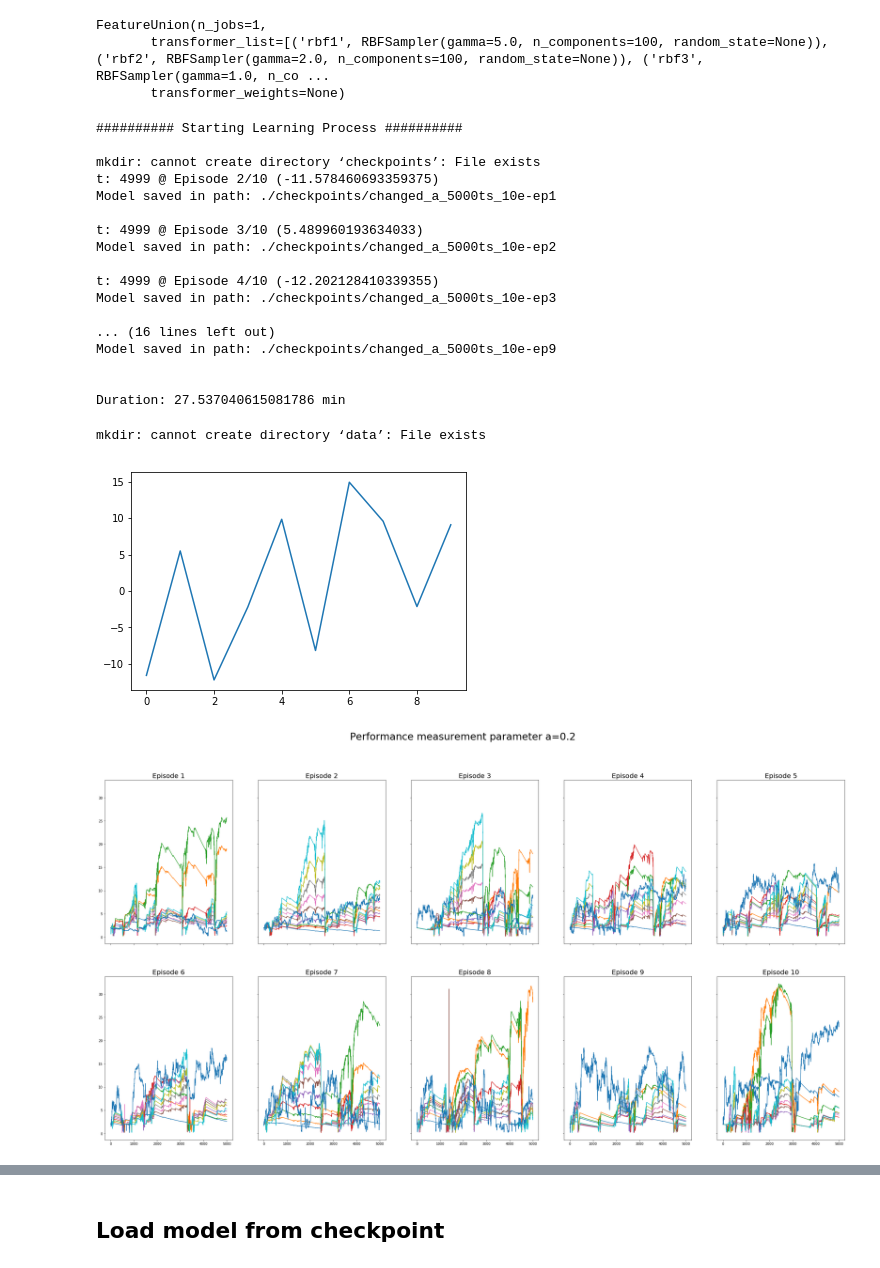
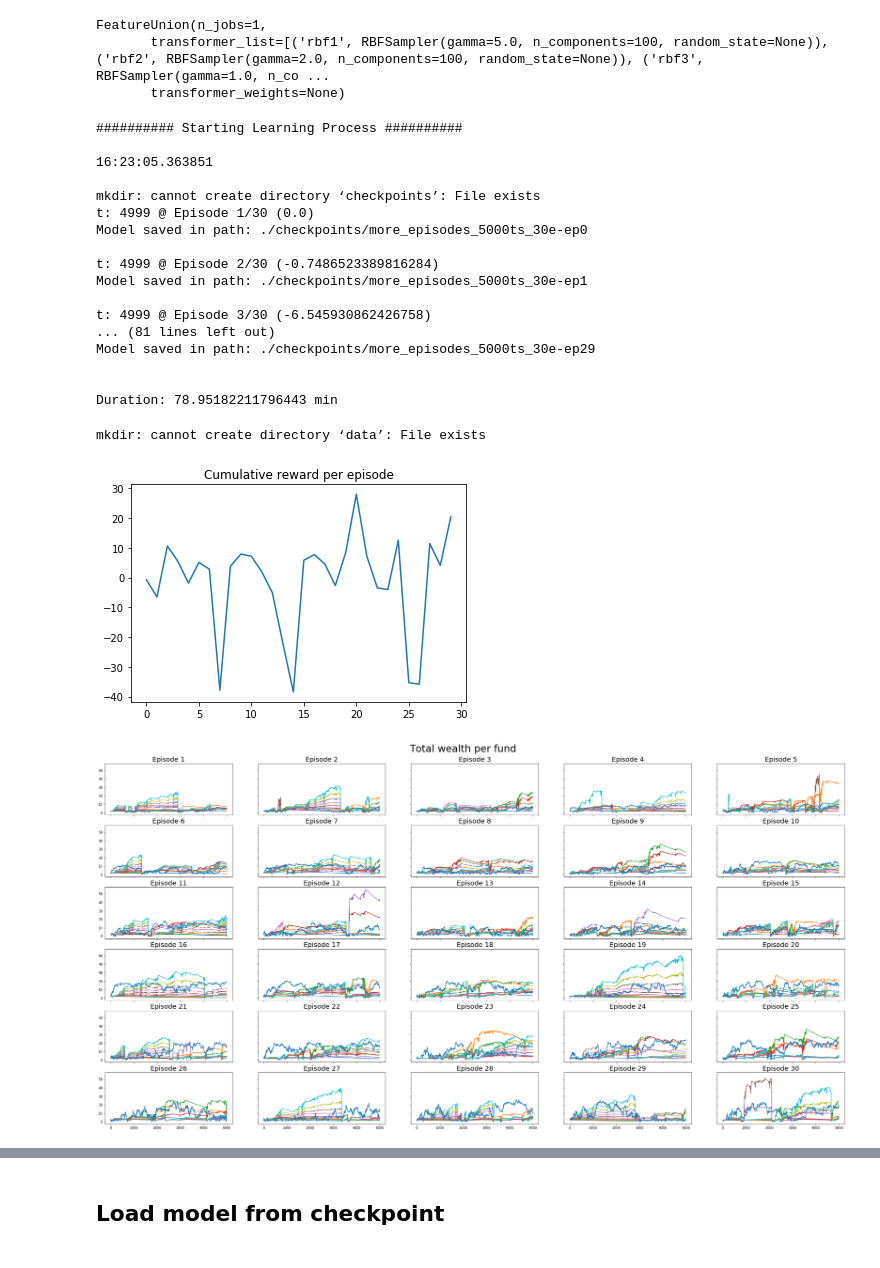
Before and after one commit to sertainly/intelligent_fund_via_RL, a Jupyter notebook: learning_fund.ipynb, the cells around one changed output, grey strips where cells are left out. Drawn from its saved outputs; the diff is of its cells as text; code cells hidden in the pictures.

Commit message:
ran for 30 episodes

```diff
--- a/learning_fund.ipynb
+++ b/learning_fund.ipynb
@@ -24,6 +25,9 @@ import matplotlib.pyplot as plt
 #import seaborn as sns
 #sns.set_style("whitegrid")
 #current_palette = sns.color_palette()
+# %%
+# checking device
+sess = tf.Session(config=tf.ConfigProto(log_device_placement=True))
 # %%
 from thurner_model import NoiseTrader, Fund, DynamicFund, find_equilibrium
 import plotting
@@ -396,11 +400,12 @@ def actor_critic(env, policy_estimator, value_estimator, num_episodes, num_times
     return stats, funds_wealth_all_episodes, learning_fund_stats
 # %%
 print("\n########## Starting Learning Process ##########\n")
+print(datetime.datetime.now().time(), "\n")
 
 # Before running, always set experiment name
-experiment_name = "changed_a"
+experiment_name = "more_episodes"
 
-episodes = 10
+episodes = 30
 timesteps = 5000 #max per episode
 
 start_time = time.time()
@@ -442,21 +447,21 @@ print("\nDuration: {} min".format((time.time() - start_time)/60))
 # %% [output]
 ########## Starting Learning Process ##########
 
+16:23:05.363851
+
 mkdir: cannot create directory ‘checkpoints’: File exists
-t: 4999 @ Episode 2/10 (-11.578460693359375)
-Model saved in path: ./checkpoints/changed_a_5000ts_10e-ep1
+t: 4999 @ Episode 1/30 (0.0)
+Model saved in path: ./checkpoints/more_episodes_5000ts_30e-ep0
 
-t: 4999 @ Episode 3/10 (5.489960193634033)
-Model saved in path: ./checkpoints/changed_a_5000ts_10e-ep2
+t: 4999 @ Episode 2/30 (-0.7486523389816284)
+Model saved in path: ./checkpoints/more_episodes_5000ts_30e-ep1
 
-t: 4999 @ Episode 4/10 (-12.202128410339355)
-Model saved in path: ./checkpoints/changed_a_5000ts_10e-ep3
-
-... (16 lines left out)
-Model saved in path: ./checkpoints/changed_a_5000ts_10e-ep9
+t: 4999 @ Episode 3/30 (-6.545930862426758)
+... (81 lines left out)
+Model saved in path: ./checkpoints/more_episodes_5000ts_30e-ep29
 
 
-Duration: 27.537040615081786 min
+Duration: 78.95182211796443 min
 # %%
 import pickle
 # save data from experiment
@@ -475,22 +480,23 @@ with open(filename, 'wb') as f:
 # %% [output]
 mkdir: cannot create directory ‘data’: File exists
 # %%
+plt.title("Cumulative reward per episode")
 plt.plot(stats.episode_rewards);
 plt.savefig("./figures/{}_episoderewards.png".format(experiment_name))
 # %% [output]
-[figure, old version]
+[figure, new version]
 # %%
 # assumes 10 episodes
-fig, axes = plt.subplots(nrows=2, ncols=5, sharex=True, sharey=True,figsize=(40,20))
+fig, axes = plt.subplots(nrows=6, ncols=5, sharex=True, sharey=True,figsize=(40,20))
 
 for i, ax in enumerate(axes.flatten()):
     ax.plot(funds_wealth_all_episodes[i])
     ax.set_title("Episode {}".format(i+1), {'fontsize':20})
 
-# Fine-tune figure; make subplots farther from each other.
-fig.suptitle("Performance measurement parameter a=0.2", fontsize=30)
-fig.savefig("./figures/{}.png".format(experiment_name))
+fig.suptitle("Total wealth per fund", fontsize=30, y=0.92)
+
+fig.savefig("./figures/{}.png".format(experiment_name));
 # %% [output]
-[figure, old version]
+[figure, new version]
 # %%
 # assumes 10 episodes
```
Also changed, not shown: parts of 2 cells of this notebook, 11 other files.
